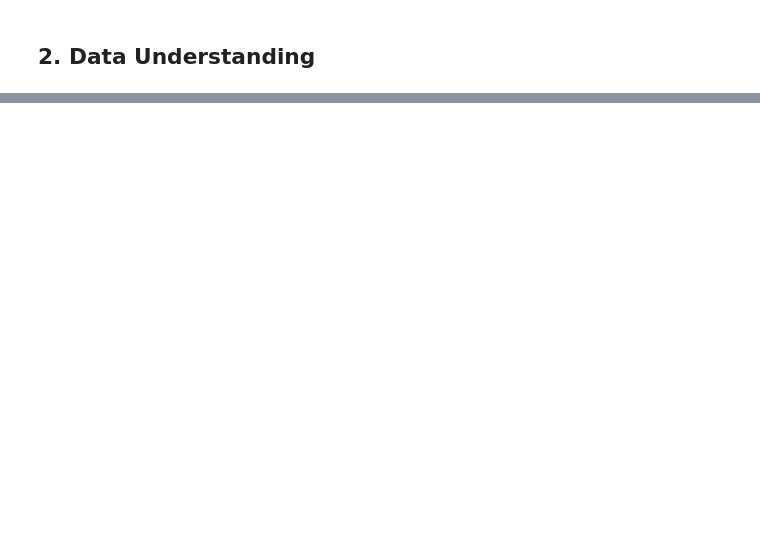
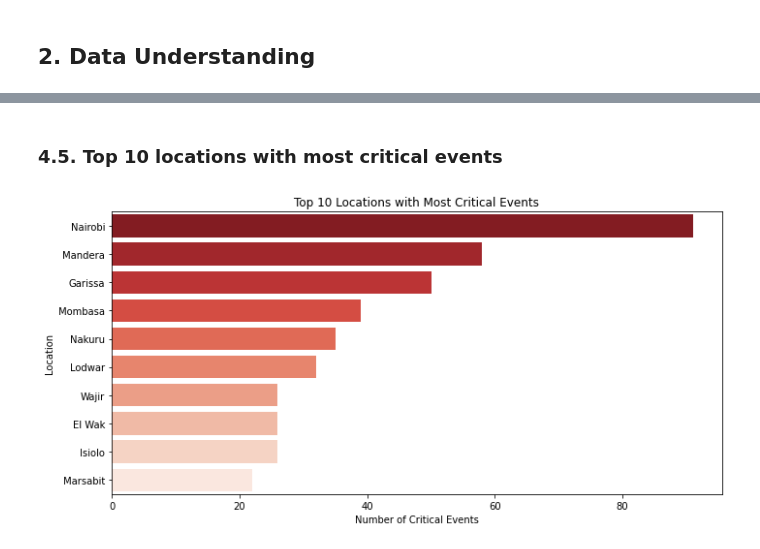
Before and after one commit to Endalkmin/conflict-event-impact-classifier, a Jupyter notebook: severity-classifier.ipynb, the cells around one changed output, grey strips where cells are left out. Cells and saved outputs as stored; diff of their text form; code cells hidden in the pictures; blank space fills up the shorter version.

```diff
--- a/severity-classifier.ipynb
+++ b/severity-classifier.ipynb
@@ -25,0 +342,18 @@ This project aims to build a predictive model that assesses the severity level o
+# %% [markdown]
+### 4.5. Top 10 locations with most critical events
+# %%
+# Filter for Critical events
+critical_locs = df_kenya[df_kenya['severity_level'] == 'Critical']
+
+top_critical_locations = critical_locs['location'].value_counts().nlargest(10)
+
+# Plot
+plt.figure(figsize=(10, 5))
+sns.barplot(x=top_critical_locations.values, y=top_critical_locations.index, palette='Reds_r')
+plt.title('Top 10 Locations with Most Critical Events')
+plt.xlabel('Number of Critical Events')
+plt.ylabel('Location')
+plt.tight_layout()
+plt.show()
+# %% [output]
+[figure, added]
```
Also changed, not shown: parts of 37 cells of this notebook.
